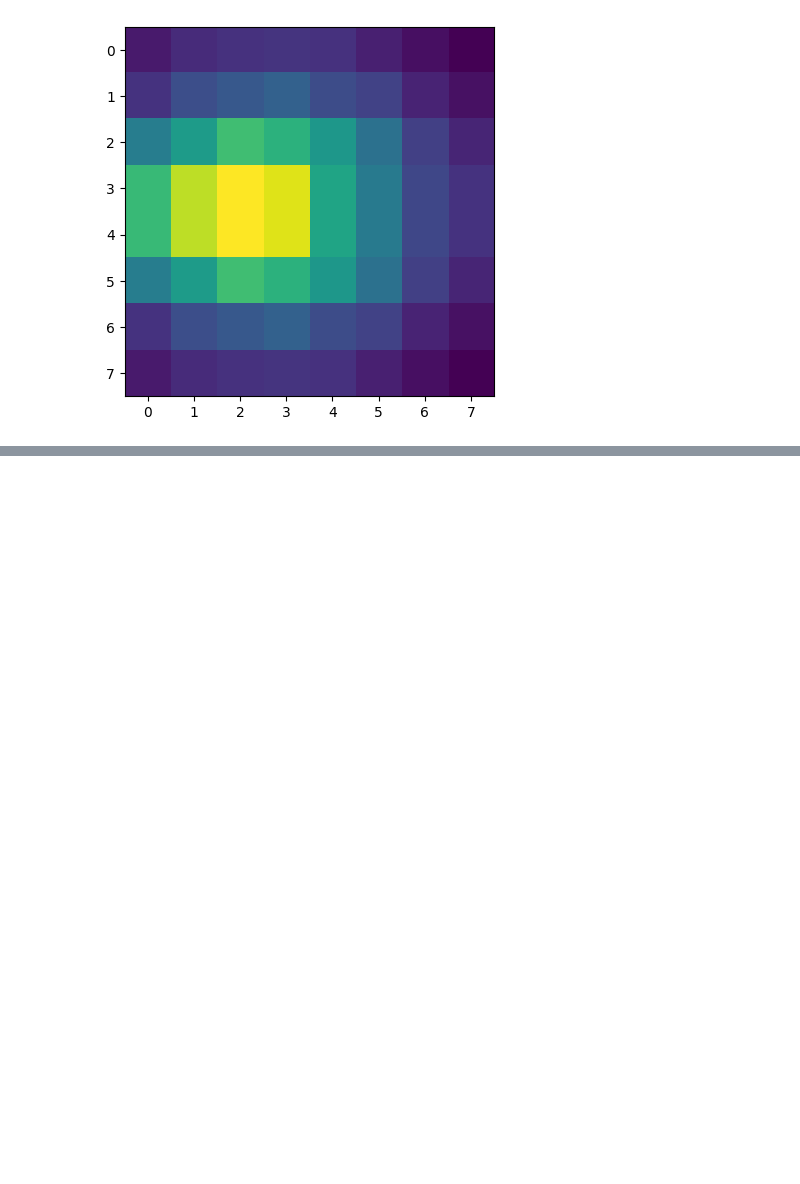
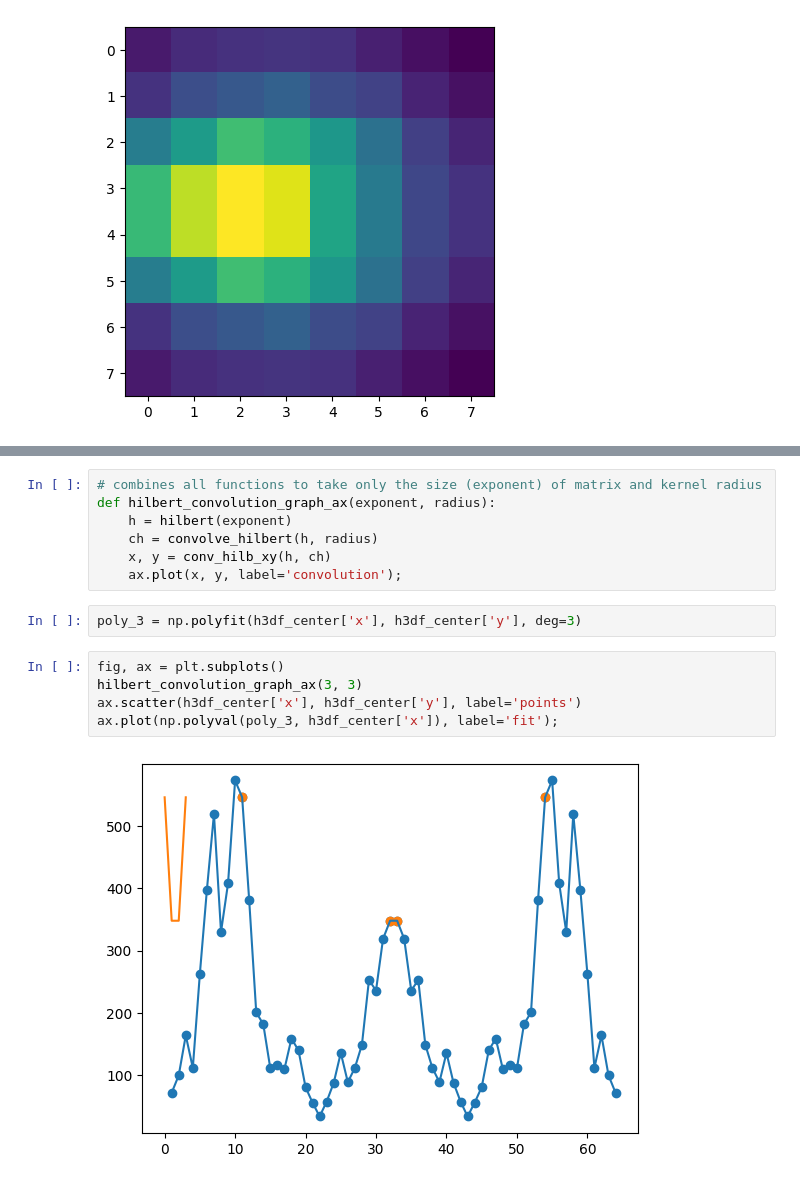
Before and after one commit to zdravoj/hilbert-convolution, a Jupyter notebook: hilbert_convolution_research.ipynb, the cells around one changed output, grey strips where cells are left out. Saved outputs shown, nothing was run; the diff lists cells and outputs as text; blank space fills up the shorter version.

```diff
--- a/hilbert_convolution_research.ipynb
+++ b/hilbert_convolution_research.ipynb
@@ -684,0 +684,16 @@ plt.imshow(convolve_hilbert(hilbert(3), 3))
+# %%
+# combines all functions to take only the size (exponent) of matrix and kernel radius
+def hilbert_convolution_graph_ax(exponent, radius):
+    h = hilbert(exponent)
+    ch = convolve_hilbert(h, radius)
+    x, y = conv_hilb_xy(h, ch)
+    ax.plot(x, y, label='convolution');
+# %%
+poly_3 = np.polyfit(h3df_center['x'], h3df_center['y'], deg=3)
+# %%
+fig, ax = plt.subplots()
+hilbert_convolution_graph_ax(3, 3)
+ax.scatter(h3df_center['x'], h3df_center['y'], label='points')
+ax.plot(np.polyval(poly_3, h3df_center['x']), label='fit');
+# %% [output]
+[figure, added]
```
Also changed, not shown: parts of 15 cells of this notebook, 1 other file.
